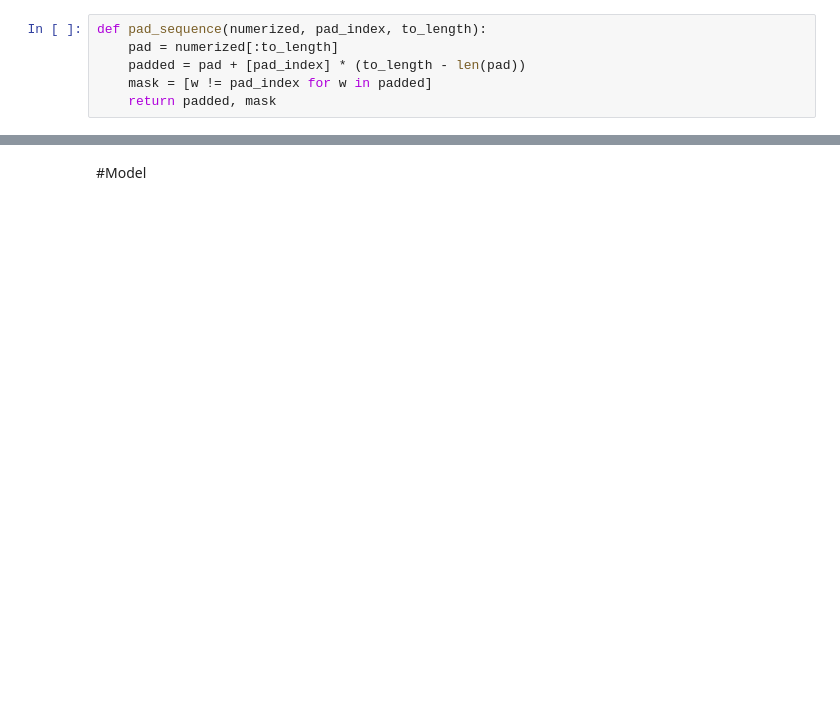
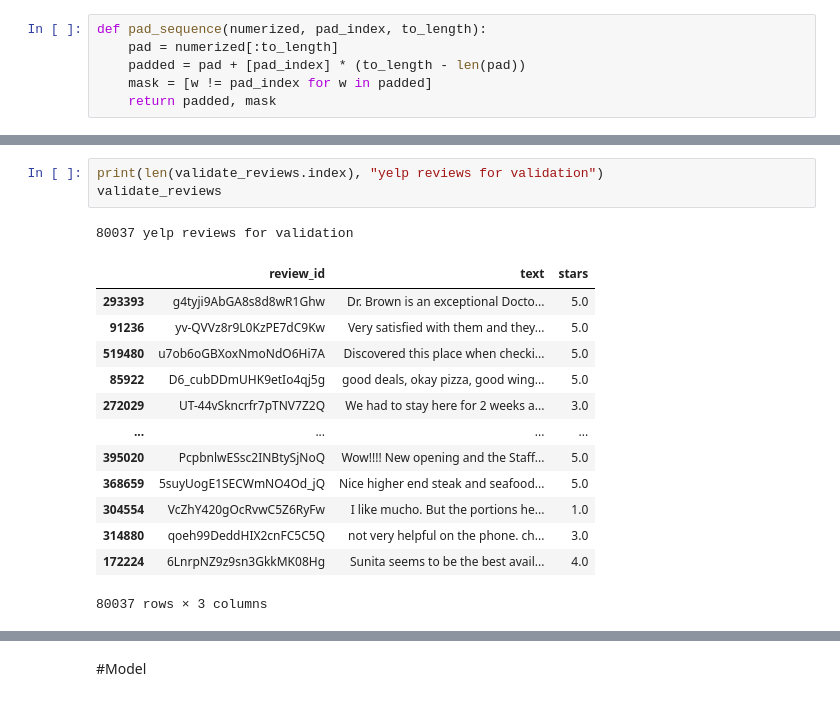
Before and after one commit to RainbowCat/cs182-nlp, a Jupyter notebook: cs182-nlp-oscar.ipynb, the cells around one changed output, grey strips where cells are left out. Drawn from its saved outputs; the diff is of its cells as text; blank space fills up the shorter version.

```diff
--- a/cs182-nlp-oscar.ipynb
+++ b/cs182-nlp-oscar.ipynb
@@ -147,0 +269,18 @@ list_to_device = lambda th_obj: [tensor.to(device) for tensor in th_obj]
+# %%
+print(len(validate_reviews.index), "yelp reviews for validation")
+validate_reviews
+# %% [output]
+80037 yelp reviews for validation
+|  | review_id | text | stars |
+| 293393 | g4tyji9AbGA8s8d8wR1Ghw | Dr. Brown is an exceptional Docto... | 5.0 |
+| 91236 | yv-QVVz8r9L0KzPE7dC9Kw | Very satisfied with them and they... | 5.0 |
+| 519480 | u7ob6oGBXoxNmoNdO6Hi7A | Discovered this place when checki... | 5.0 |
+| 85922 | D6_cubDDmUHK9etIo4qj5g | good deals, okay pizza, good wing... | 5.0 |
+| 272029 | UT-44vSkncrfr7pTNV7Z2Q | We had to stay here for 2 weeks a... | 3.0 |
+| ... | ... | ... | ... |
+| 395020 | PcpbnlwESsc2INBtySjNoQ | Wow!!!! New opening and the Staff... | 5.0 |
+| 368659 | 5suyUogE1SECWmNO4Od_jQ | Nice higher end steak and seafood... | 5.0 |
+| 304554 | VcZhY420gOcRvwC5Z6RyFw | I like mucho. But the portions he... | 1.0 |
+| 314880 | qoeh99DeddHIX2cnFC5C5Q | not very helpful on the phone. ch... | 3.0 |
+| 172224 | 6LnrpNZ9z9sn3GkkMK08Hg | Sunita seems to be the best avail... | 4.0 |
+80037 rows × 3 columns
```
Also changed, not shown: parts of 76 cells of this notebook.
